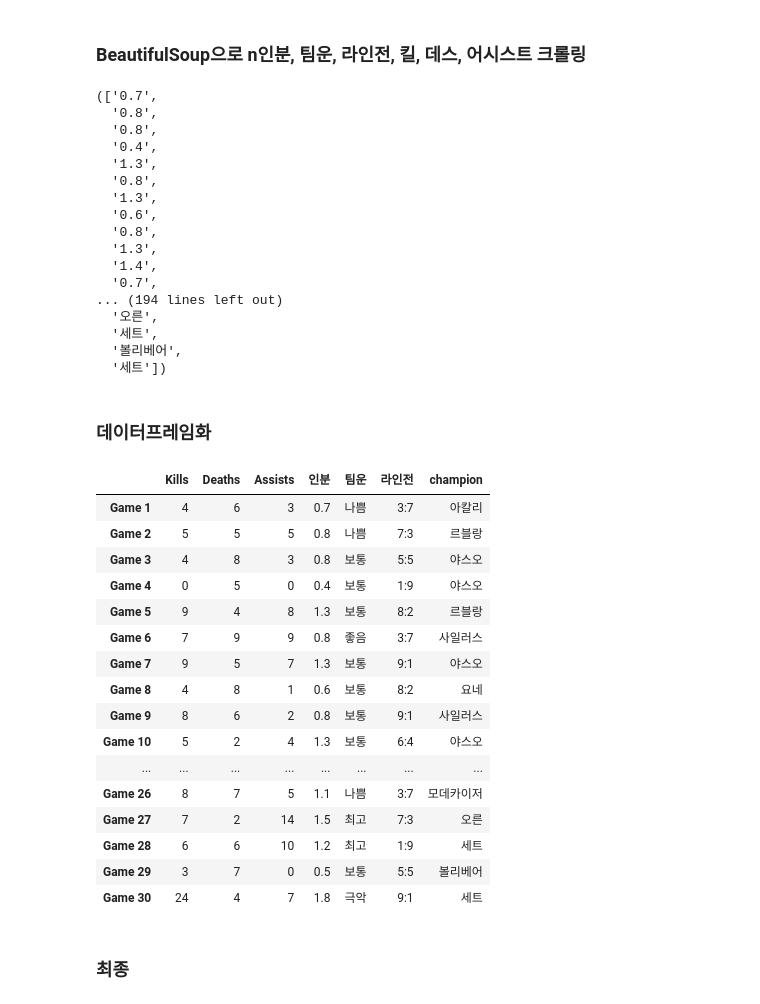
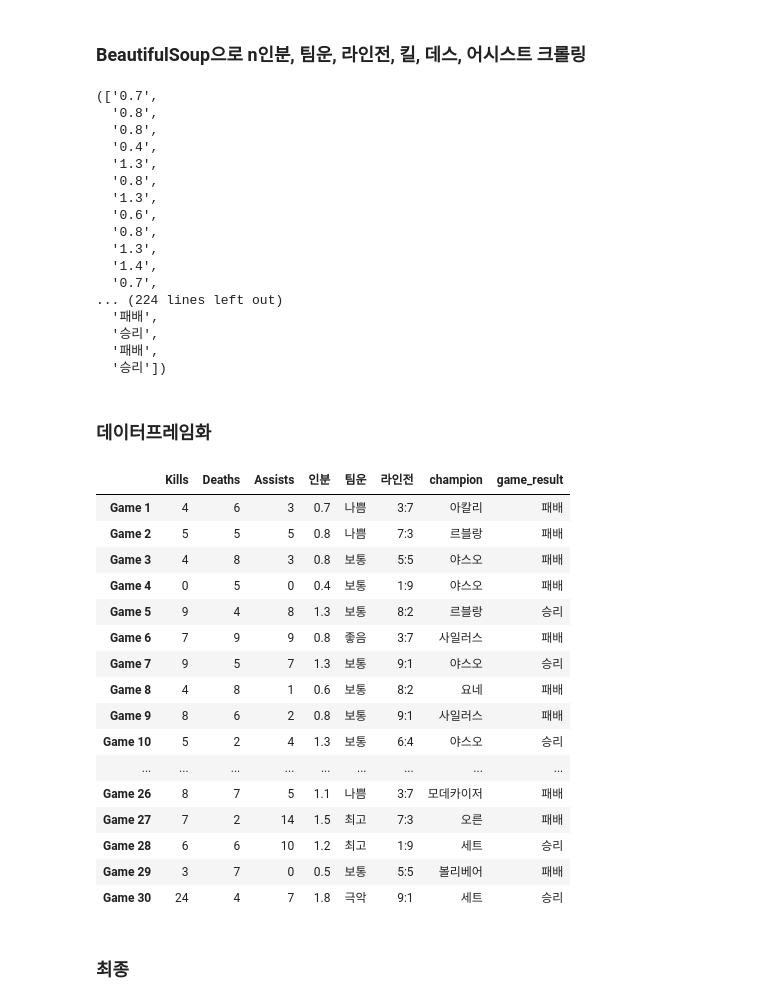
Before and after one commit to quisst/OPGG_Tracker, a Jupyter notebook: YOURGG_Tracker.ipynb, the cells around one changed output. Saved outputs shown, nothing was run; the diff lists cells and outputs as text; code cells hidden in the pictures.

```diff
--- a/YOURGG_Tracker.ipynb
+++ b/YOURGG_Tracker.ipynb
@@ -55,8 +55,9 @@ html = BeautifulSoup(html_code, 'html.parser')
 matchlist_list = html.select('.gg-ggx-on-matchlist a')
 K_As = html.select('.text-success')
 _D_s = html.select('.text-warning')
+game_result_div = html.select('body>div>div.container-fluid.page-body-wrapper>div>div>div.row.mt-3>div.col-lg-8.col-12>div.d-flex.flex-column.mt-3>div:nth-child(1)>div> div>div.d-flex.flex-column.justify-content-between.align-items-center>div')
 
-in_boon_list, team_luck_list, line_fight_list, kills, deaths, assists, champions = [], [], [], [], [], [], []
+in_boon_list, team_luck_list, line_fight_list, kills, deaths, assists, champions, game_results = [], [], [], [], [], [], [], []
 
 for i in range(0, 3 * spin, 3):
     in_boon = matchlist_list[i].get_text().strip()
@@ -68,14 +69,14 @@ for i in range(0, 3 * spin, 3):
     line_fight_list.append(line_fight)
 
 for i in range(2, 2 * spin + 2, 2):
-    kill = K_As[i].get_text()
-    assist = K_As[i+1].get_text()
+    kill = int(K_As[i].get_text())
+    assist = int(K_As[i+1].get_text())
 
     kills.append(kill)
     assists.append(assist)
 
 for i in range(3, spin + 3):
-    death = _D_s[i].get_text()
+    death = int(_D_s[i].get_text())
     deaths.append(death)
 
 for i in range(spin):
@@ -83,7 +84,12 @@ for i in range(spin):
     champion = champion_pre["alt"].split(' ')[1]
     champions.append(champion)
 
-in_boon_list, team_luck_list, line_fight_list, kills, deaths, assists, champions
+for i in range(1, 1 + spin):
+    game_result_div = html.select('body>div>div.container-fluid.page-body-wrapper>div>div>div.row.mt-3>div.col-lg-8.col-12>div.d-flex.flex-column.mt-3>div:nth-child({})>div> div>div.d-flex.flex-column.justify-content-between.align-items-center>div'.format(i))
+    str(game_result_div).split("</div>")
+    game_results.append(game_result_div[2].get_text().strip())
+
+in_boon_list, team_luck_list, line_fight_list, kills, deaths, assists, champions, game_results
 # %% [output]
 (['0.7',
   '0.8',
@@ -97,49 +103,50 @@ in_boon_list, team_luck_list, line_fight_list, kills, deaths, assists, champions
   '1.3',
   '1.4',
   '0.7',
-... (194 lines left out)
-  '오른',
-  '세트',
-  '볼리베어',
-  '세트'])
+... (224 lines left out)
+  '패배',
+  '승리',
+  '패배',
+  '승리'])
 # %% [markdown]
 ### 데이터프레임화
 # %%
 index = []
 for i in range(spin):
     index.append('Game {0}'.format(i+1))
 
-pre_df = [[0 for col in range(7)] for row in range(spin)]
+pre_df = [[0 for col in range(8)] for row in range(spin)]
 
 for i in range(spin):
     pre_df[i][0] = kills[i]
     pre_df[i][1] = deaths[i]
     pre_df[i][2] = assists[i]
     pre_df[i][3] = in_boon_list[i]
     pre_df[i][4] = team_luck_list[i]
     pre_df[i][5] = line_fight_list[i]
     pre_df[i][6] = champions[i]
+    pre_df[i][7] = game_results[i]
 
-df = pd.DataFrame(pre_df, columns=['Kills', 'Deaths', 'Assists', '인분', '팀운', '라인전', 'champion'], index=index)
+df = pd.DataFrame(pre_df, columns=['Kills', 'Deaths', 'Assists', '인분', '팀운', '라인전', 'champion', 'game_result'], index=index)
 df
 # %% [output]
-|  | Kills | Deaths | Assists | 인분 | 팀운 | 라인전 | champion |
-| Game 1 | 4 | 6 | 3 | 0.7 | 나쁨 | 3:7 | 아칼리 |
-| Game 2 | 5 | 5 | 5 | 0.8 | 나쁨 | 7:3 | 르블랑 |
-| Game 3 | 4 | 8 | 3 | 0.8 | 보통 | 5:5 | 야스오 |
-| Game 4 | 0 | 5 | 0 | 0.4 | 보통 | 1:9 | 야스오 |
-| Game 5 | 9 | 4 | 8 | 1.3 | 보통 | 8:2 | 르블랑 |
-| Game 6 | 7 | 9 | 9 | 0.8 | 좋음 | 3:7 | 사일러스 |
-| Game 7 | 9 | 5 | 7 | 1.3 | 보통 | 9:1 | 야스오 |
-| Game 8 | 4 | 8 | 1 | 0.6 | 보통 | 8:2 | 요네 |
-| Game 9 | 8 | 6 | 2 | 0.8 | 보통 | 9:1 | 사일러스 |
-| Game 10 | 5 | 2 | 4 | 1.3 | 보통 | 6:4 | 야스오 |
-| ... | ... | ... | ... | ... | ... | ... | ... |
-| Game 26 | 8 | 7 | 5 | 1.1 | 나쁨 | 3:7 | 모데카이저 |
-| Game 27 | 7 | 2 | 14 | 1.5 | 최고 | 7:3 | 오른 |
-| Game 28 | 6 | 6 | 10 | 1.2 | 최고 | 1:9 | 세트 |
-| Game 29 | 3 | 7 | 0 | 0.5 | 보통 | 5:5 | 볼리베어 |
-| Game 30 | 24 | 4 | 7 | 1.8 | 극악 | 9:1 | 세트 |
+|  | Kills | Deaths | Assists | 인분 | 팀운 | 라인전 | champion | game_result |
+| Game 1 | 4 | 6 | 3 | 0.7 | 나쁨 | 3:7 | 아칼리 | 패배 |
+| Game 2 | 5 | 5 | 5 | 0.8 | 나쁨 | 7:3 | 르블랑 | 패배 |
+| Game 3 | 4 | 8 | 3 | 0.8 | 보통 | 5:5 | 야스오 | 패배 |
+| Game 4 | 0 | 5 | 0 | 0.4 | 보통 | 1:9 | 야스오 | 패배 |
+| Game 5 | 9 | 4 | 8 | 1.3 | 보통 | 8:2 | 르블랑 | 승리 |
+| Game 6 | 7 | 9 | 9 | 0.8 | 좋음 | 3:7 | 사일러스 | 패배 |
+| Game 7 | 9 | 5 | 7 | 1.3 | 보통 | 9:1 | 야스오 | 승리 |
+| Game 8 | 4 | 8 | 1 | 0.6 | 보통 | 8:2 | 요네 | 패배 |
+| Game 9 | 8 | 6 | 2 | 0.8 | 보통 | 9:1 | 사일러스 | 패배 |
+| Game 10 | 5 | 2 | 4 | 1.3 | 보통 | 6:4 | 야스오 | 승리 |
+| ... | ... | ... | ... | ... | ... | ... | ... | ... |
+| Game 26 | 8 | 7 | 5 | 1.1 | 나쁨 | 3:7 | 모데카이저 | 패배 |
+| Game 27 | 7 | 2 | 14 | 1.5 | 최고 | 7:3 | 오른 | 패배 |
+| Game 28 | 6 | 6 | 10 | 1.2 | 최고 | 1:9 | 세트 | 승리 |
+| Game 29 | 3 | 7 | 0 | 0.5 | 보통 | 5:5 | 볼리베어 | 패배 |
+| Game 30 | 24 | 4 | 7 | 1.8 | 극악 | 9:1 | 세트 | 승리 |
 # %% [markdown]
 ### 최종
 # %%
```
Also changed, not shown: parts of 1 cell of this notebook.
